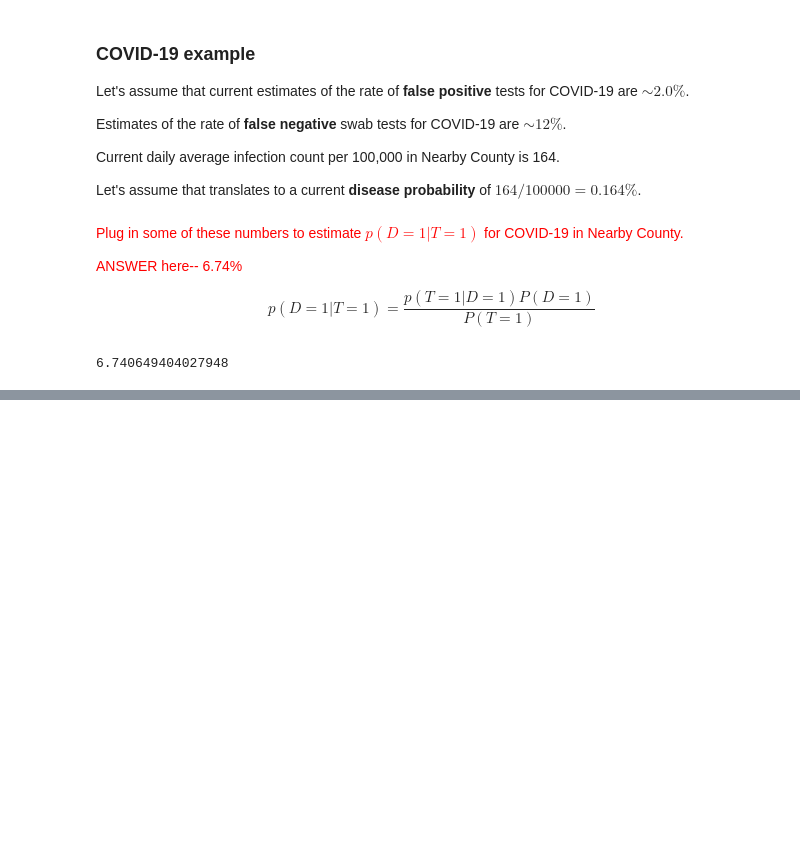
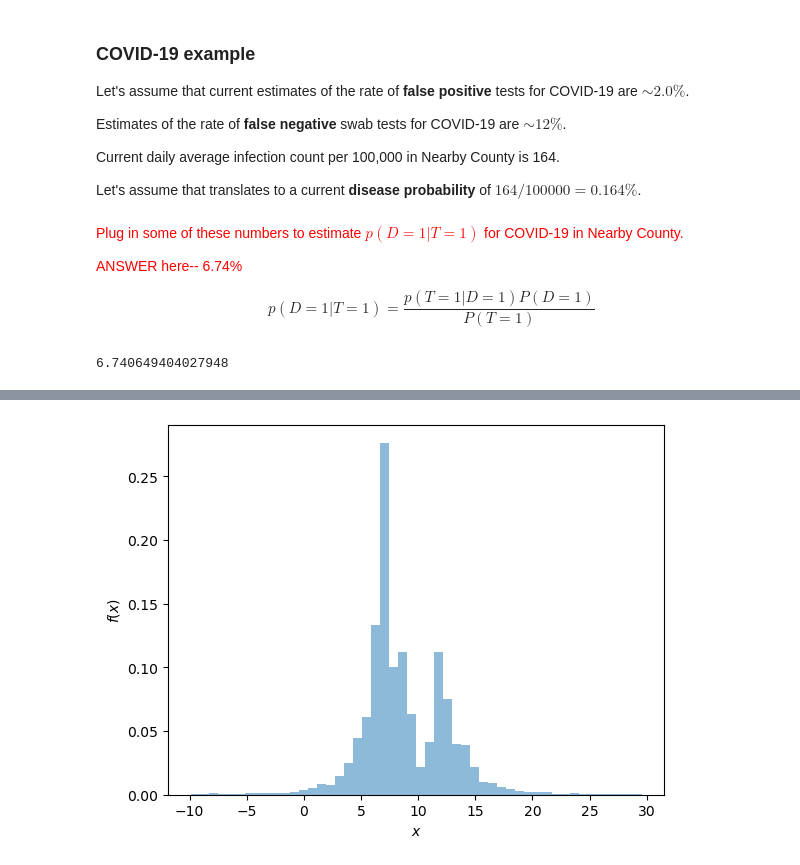
Before and after one commit to SumeetKul/phys629-astrostats, a Jupyter notebook: lecture-notes/Probability_basics.ipynb, the cells around one changed output, grey strips where cells are left out. Drawn from its saved outputs; the diff is of its cells as text; code cells hidden in the pictures; blank space fills up the shorter version.

```diff
--- a/lecture-notes/Probability_basics.ipynb
+++ b/lecture-notes/Probability_basics.ipynb
@@ -273,0 +281,31 @@ print(P_covid*100)
+# %%
+import scipy.stats
+from scipy.stats import norm
+from scipy.stats import uniform
+from astroML import stats as astroMLstats
+
+
+#------------------------------------------------------------
+# Let's generate some data: a mix of several Cauchy distributions
+random_state = np.random.RandomState(seed=0)
+N = 10000
+mu_gamma_f = [(5, 1.0, 0.1),
+              (7, 0.5, 0.5),
+              (9, 0.1, 0.1),
+              (12, 0.5, 0.2),
+              (14, 1.0, 0.1)]
+hx = lambda x: sum([f * scipy.stats.cauchy(mu, gamma).pdf(x)
+                    for (mu, gamma, f) in mu_gamma_f])
+data = np.concatenate([scipy.stats.cauchy(mu, gamma).rvs(int(f * N),
+                                                         random_state=random_state)
+                       for (mu, gamma, f) in mu_gamma_f])
+random_state.shuffle(data)
+data = data[data > -10]
+data = data[data < 30]
+
+# make a histogram to get an idea of what the distribution looks like
+plt.hist(data, bins=50, density=True, alpha=0.5);
+plt.xlabel('$x$');
+plt.ylabel('$f(x)$');
+# %% [output]
+[figure, added]
```
Also changed, not shown: parts of 20 cells of this notebook.
